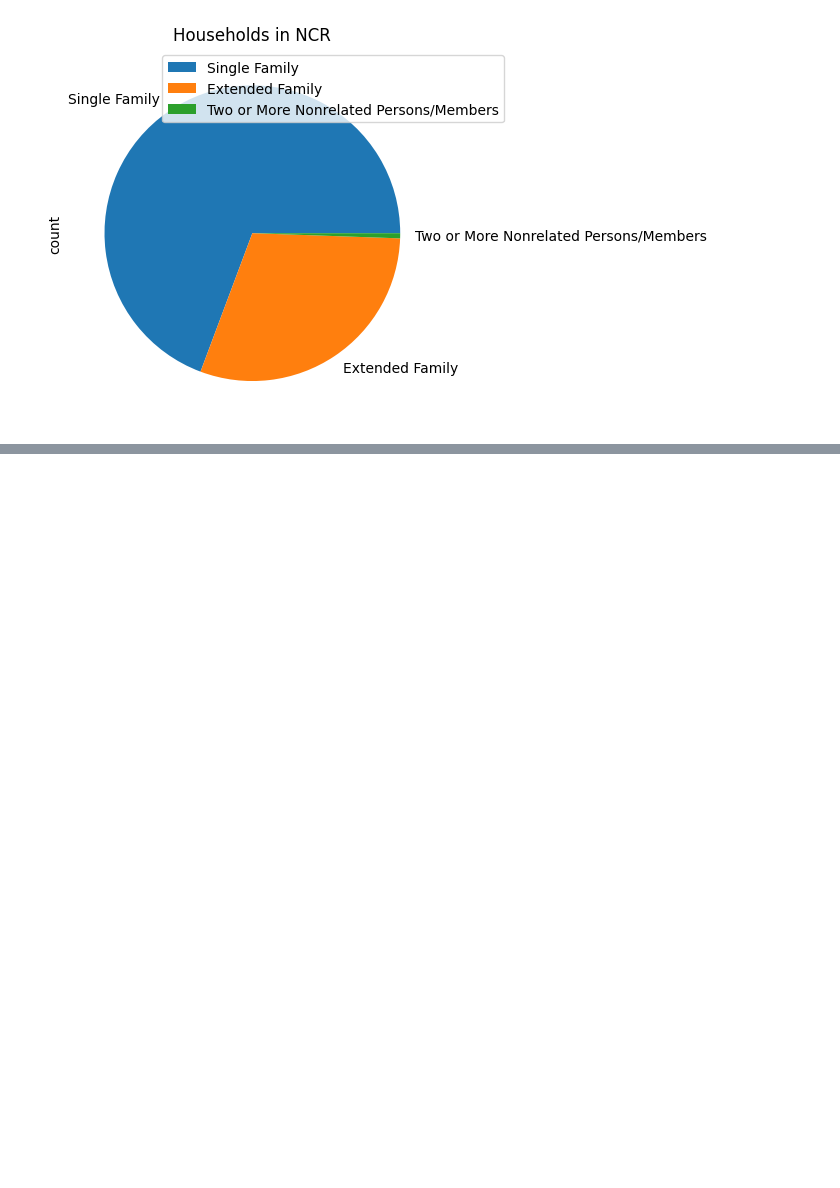
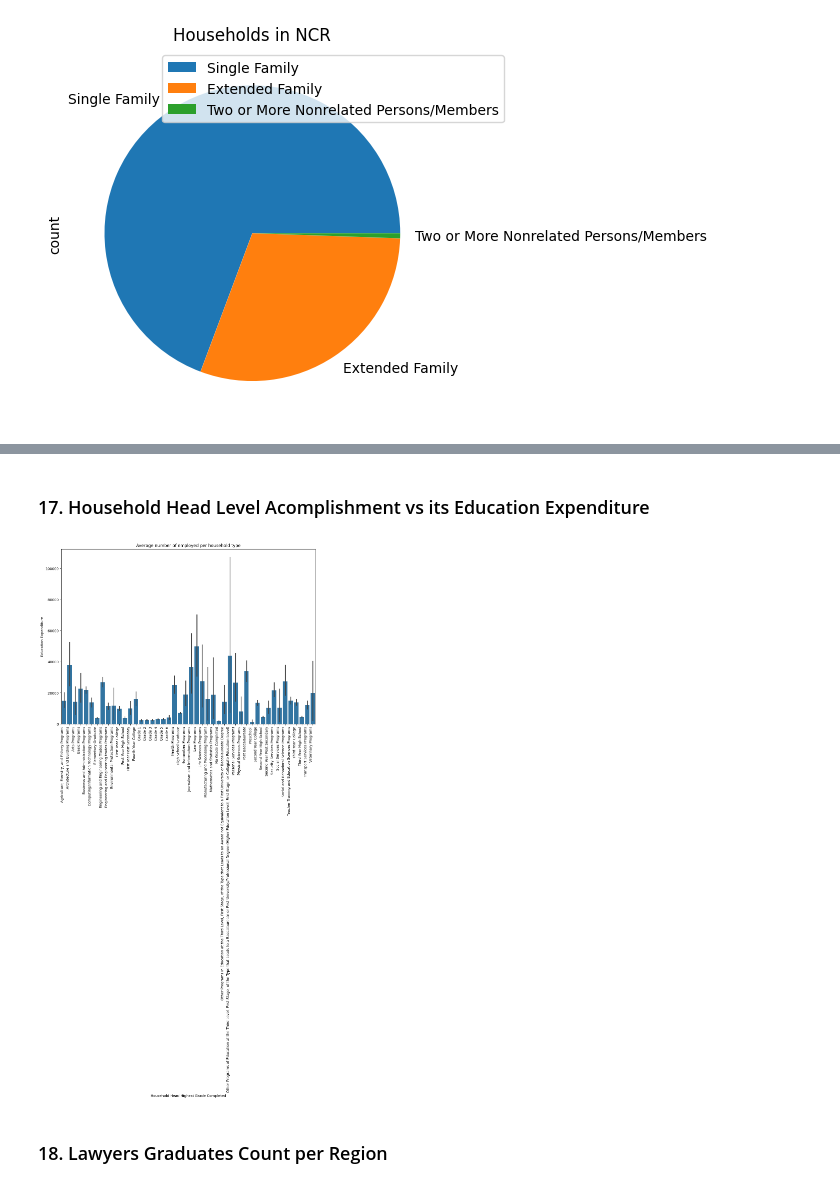
Before and after one commit to RyannKim327/Jupyter-Notebook, a Jupyter notebook: ITD - 3B/Final Project.ipynb, the cells around one changed output, grey strips where cells are left out. Cells and saved outputs as stored; diff of their text form; code cells hidden in the pictures; blank space fills up the shorter version.

```diff
--- a/ITD - 3B/Final Project.ipynb
+++ b/ITD - 3B/Final Project.ipynb
@@ -268,0 +304,13 @@ plt.show()
+# %% [markdown]
+### 17. Household Head Level Acomplishment vs its Education Expenditure
+# %%
+
+sns.barplot(data=data, x='Household Head Highest Grade Completed', y='Education Expenditure')
+plt.gcf().set_size_inches(13, 9)
+plt.title("Average number of employed per household type")
+plt.xticks(rotation=90, ha='right')
+plt.show()
+# %% [output]
+[figure, added]
+# %% [markdown]
+### 18. Lawyers Graduates Count per Region
```
Also changed, not shown: parts of 13 cells of this notebook, 1 other file.
